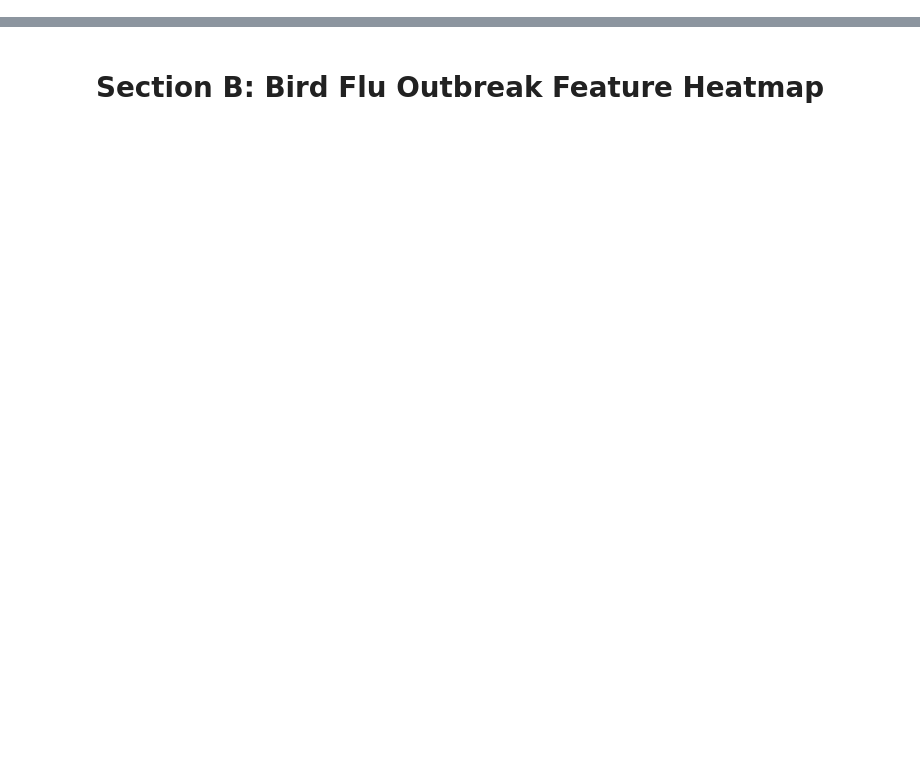
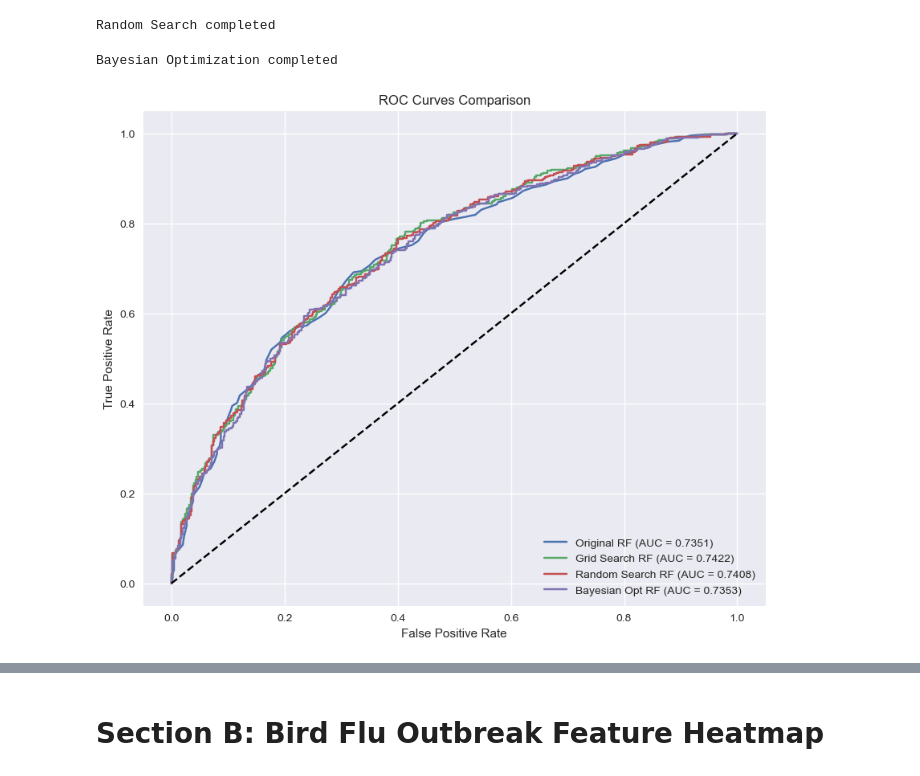
Before and after one commit to MaryPulley/Project_2, a Jupyter notebook: proj2_birdflu_analysis.ipynb, the cells around one changed output, grey strips where cells are left out. Cells and saved outputs as stored; diff of their text form; code cells hidden in the pictures; blank space fills up the shorter version.

```diff
--- a/proj2_birdflu_analysis.ipynb
+++ b/proj2_birdflu_analysis.ipynb
@@ -188,0 +234,77 @@ plt.show()
+# %%
+# 3. Randomized Search CV.
+
+param_distributions = {
+    'n_estimators': [100, 200, 300, 400, 500],
+    'max_depth': [10, 20, 30, 40, 50, None],
+    'min_samples_split': [2, 5, 10, 15, 20],
+    'min_samples_leaf': [1, 2, 4, 6, 8]
+}
+
+random_search = RandomizedSearchCV(
+    RandomForestClassifier(random_state=42),
+    param_distributions,
+    n_iter=20,
+    cv=5,
+    scoring='roc_auc',
+    n_jobs=-1,
+    random_state=42
+)
+
+random_search.fit(X_train, y_train)
+y_pred_random = random_search.predict(X_test)
+y_pred_proba_random = random_search.predict_proba(X_test)[:, 1]
+acc_random = accuracy_score(y_test, y_pred_random)
+roc_random = roc_auc_score(y_test, y_pred_proba_random)
+
+print("Random Search completed")
+# %% [output]
+Random Search completed
+# %%
+# 4. Bayesian Optimization
+opt_space = {
+    'n_estimators': Integer(100, 500),
+    'max_depth': Integer(10, 50),
+    'min_samples_split': Integer(2, 20),
+    'min_samples_leaf': Integer(1, 8)
+}
+
+bayes_search = BayesSearchCV(
+    RandomForestClassifier(random_state=42),
+    opt_space,
+    n_iter=20,
+    cv=5,
+    scoring='roc_auc',
+    n_jobs=-1,
+    random_state=42
+)
+# %%
+bayes_search.fit(X_train, y_train)
+y_pred_bayes = bayes_search.predict(X_test)
+y_pred_proba_bayes = bayes_search.predict_proba(X_test)[:, 1]
+acc_bayes = accuracy_score(y_test, y_pred_bayes)
+roc_bayes = roc_auc_score(y_test, y_pred_proba_bayes)
+
+print("Bayesian Optimization completed")
+# %% [output]
+Bayesian Optimization completed
+# %%
+# Plot ROC curves
+plt.figure(figsize=(10, 8))
+fpr_orig, tpr_orig, _ = roc_curve(y_test, y_pred_proba_orig)
+fpr_grid, tpr_grid, _ = roc_curve(y_test, y_pred_proba_grid)
+fpr_random, tpr_random, _ = roc_curve(y_test, y_pred_proba_random)
+fpr_bayes, tpr_bayes, _ = roc_curve(y_test, y_pred_proba_bayes)
+
+plt.plot(fpr_orig, tpr_orig, label=f'Original RF (AUC = {roc_orig:.4f})')
+plt.plot(fpr_grid, tpr_grid, label=f'Grid Search RF (AUC = {roc_grid:.4f})')
+plt.plot(fpr_random, tpr_random, label=f'Random Search RF (AUC = {roc_random:.4f})')
+plt.plot(fpr_bayes, tpr_bayes, label=f'Bayesian Opt RF (AUC = {roc_bayes:.4f})')
+plt.plot([0, 1], [0, 1], 'k--')
+plt.xlabel('False Positive Rate')
+plt.ylabel('True Positive Rate')
+plt.title('ROC Curves Comparison')
+plt.legend(loc='lower right')
+plt.show()
+# %% [output]
+[figure, added]
```
Also changed, not shown: parts of 40 cells of this notebook.
